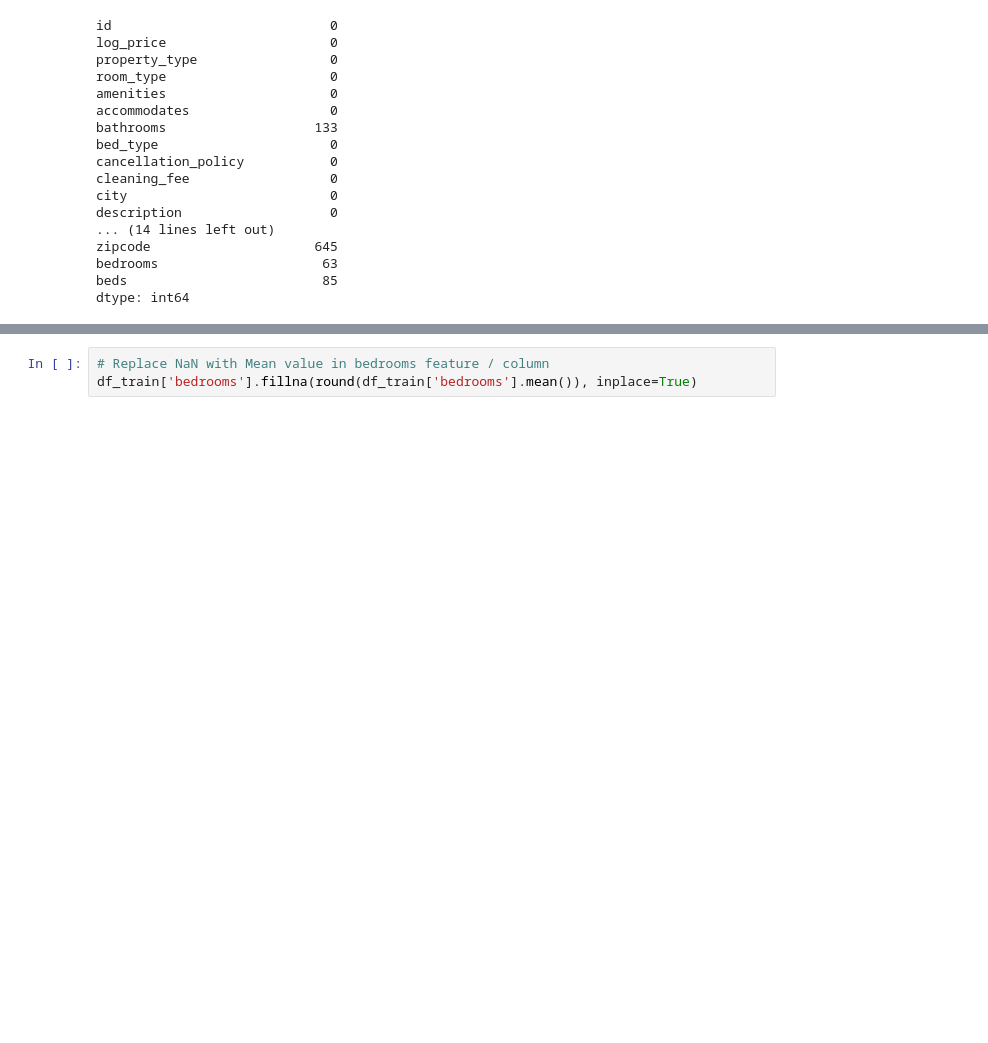
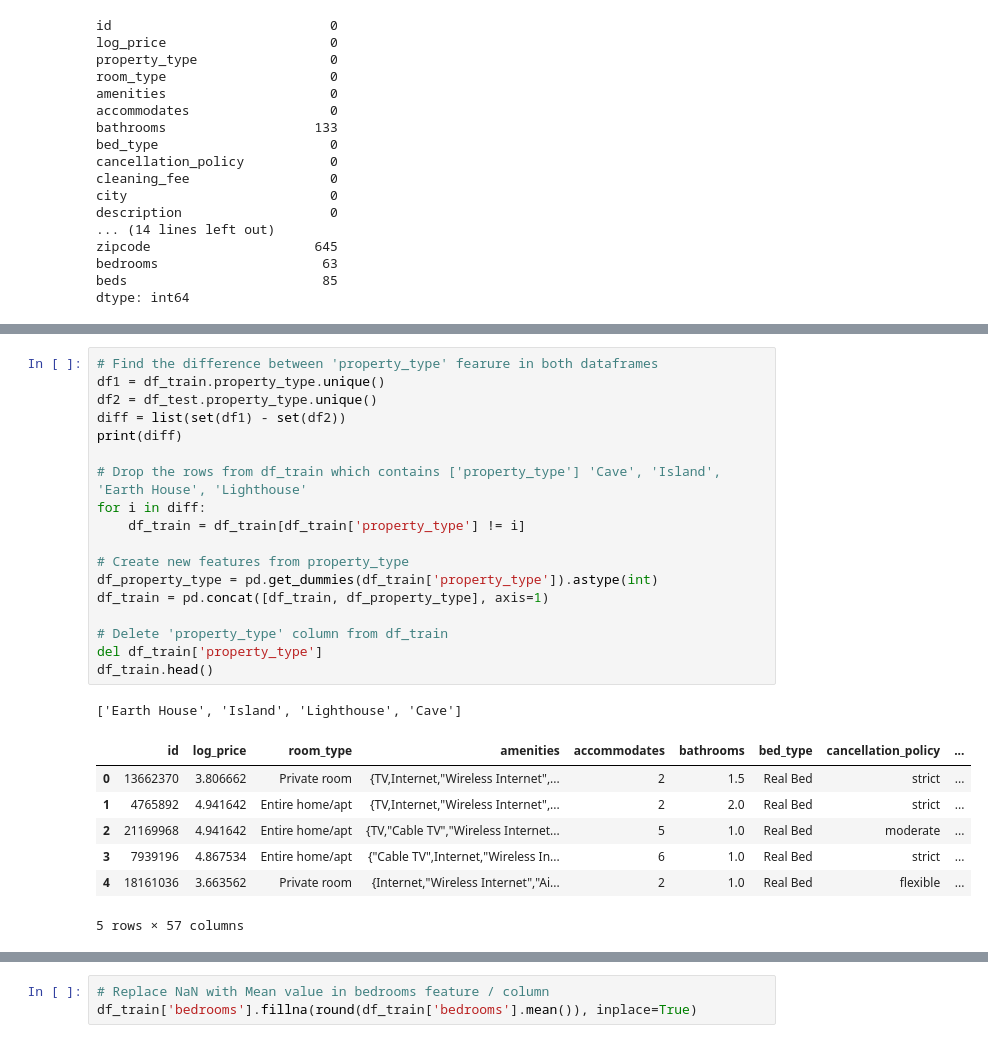
Before and after one commit to bmshahrier/kaggle-airbnb, a Jupyter notebook: AirBnB_Submission_5.ipynb, the cells around one changed output, grey strips where cells are left out. Drawn from its saved outputs; the diff is of its cells as text; blank space fills up the shorter version.

```diff
--- a/AirBnB_Submission_5.ipynb
+++ b/AirBnB_Submission_5.ipynb
@@ -137,0 +164,27 @@ df_train['bathrooms'].fillna(round(df_train['bathrooms'].mean()), inplace=True)
+# %%
+# Find the difference between 'property_type' fearure in both dataframes
+df1 = df_train.property_type.unique()
+df2 = df_test.property_type.unique()
+diff = list(set(df1) - set(df2))
+print(diff)
+
+# Drop the rows from df_train which contains ['property_type'] 'Cave', 'Island', 'Earth House', 'Lighthouse'
+for i in diff:
+    df_train = df_train[df_train['property_type'] != i]
+
+# Create new features from property_type
+df_property_type = pd.get_dummies(df_train['property_type']).astype(int)
+df_train = pd.concat([df_train, df_property_type], axis=1)
+
+# Delete 'property_type' column from df_train
+del df_train['property_type']
+df_train.head()
+# %% [output]
+['Earth House', 'Island', 'Lighthouse', 'Cave']
+|  | id | log_price | room_type | amenities | accommodates | bathrooms | bed_type | cancellation_policy | ... |
+| 0 | 13662370 | 3.806662 | Private room | {TV,Internet,"Wireless Internet",... | 2 | 1.5 | Real Bed | strict | ... |
+| 1 | 4765892 | 4.941642 | Entire home/apt | {TV,Internet,"Wireless Internet",... | 2 | 2.0 | Real Bed | strict | ... |
+| 2 | 21169968 | 4.941642 | Entire home/apt | {TV,"Cable TV","Wireless Internet... | 5 | 1.0 | Real Bed | moderate | ... |
+| 3 | 7939196 | 4.867534 | Entire home/apt | {"Cable TV",Internet,"Wireless In... | 6 | 1.0 | Real Bed | strict | ... |
+| 4 | 18161036 | 3.663562 | Private room | {Internet,"Wireless Internet","Ai... | 2 | 1.0 | Real Bed | flexible | ... |
+5 rows × 57 columns
```
Also changed, not shown: parts of 146 cells of this notebook.
